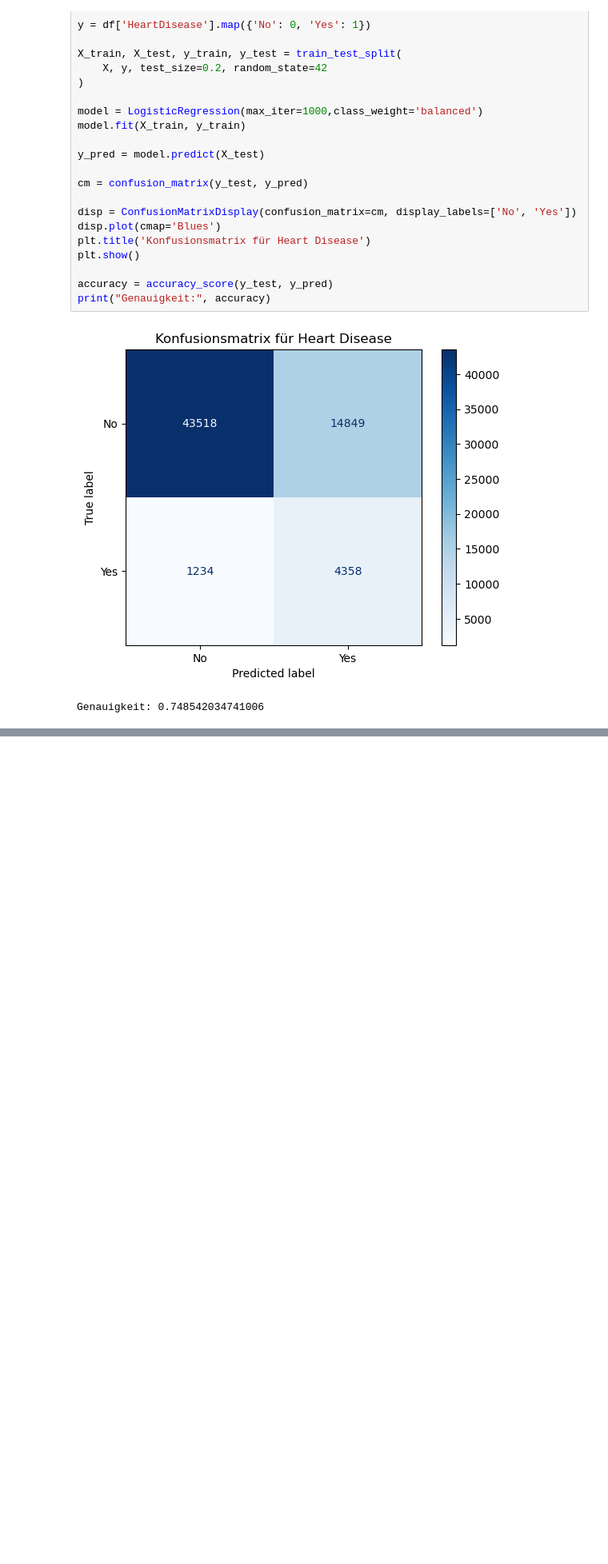
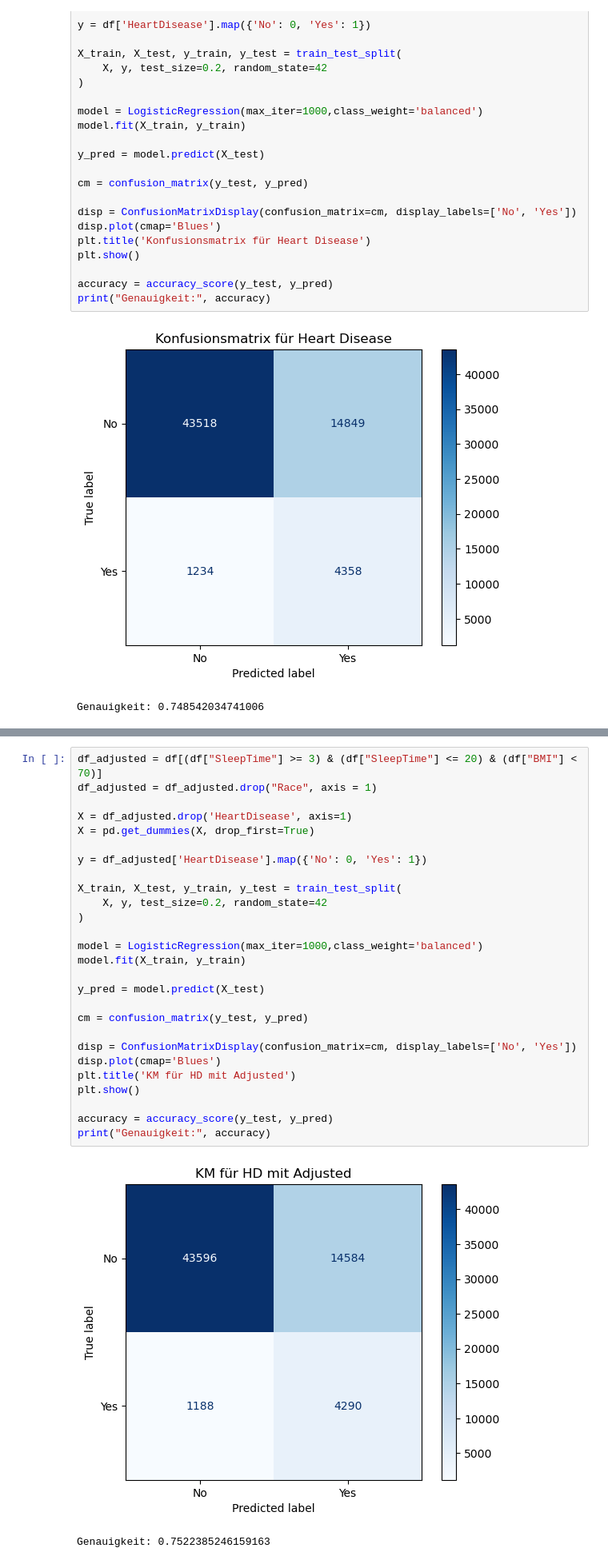
Before and after one commit to ManaTrooo/Asai-Projekt, a Jupyter notebook: heartDis.ipynb, the cells around one changed output, grey strips where cells are left out. Shown at 80% size. Saved outputs shown, nothing was run; the diff lists cells and outputs as text; blank space fills up the shorter version.

```diff
--- a/heartDis.ipynb
+++ b/heartDis.ipynb
@@ -303,0 +344,30 @@ weighted avg       0.91      0.75      0.80     63959
+# %%
+df_adjusted = df[(df["SleepTime"] >= 3) & (df["SleepTime"] <= 20) & (df["BMI"] < 70)]
+df_adjusted = df_adjusted.drop("Race", axis = 1)
+
+X = df_adjusted.drop('HeartDisease', axis=1)
+X = pd.get_dummies(X, drop_first=True)
+
+y = df_adjusted['HeartDisease'].map({'No': 0, 'Yes': 1})
+
+X_train, X_test, y_train, y_test = train_test_split(
+    X, y, test_size=0.2, random_state=42
+)
+
+model = LogisticRegression(max_iter=1000,class_weight='balanced')
+model.fit(X_train, y_train)
+
+y_pred = model.predict(X_test)
+
+cm = confusion_matrix(y_test, y_pred)
+
+disp = ConfusionMatrixDisplay(confusion_matrix=cm, display_labels=['No', 'Yes'])
+disp.plot(cmap='Blues')
+plt.title('KM für HD mit Adjusted')
+plt.show()
+
+accuracy = accuracy_score(y_test, y_pred)
+print("Genauigkeit:", accuracy)
+# %% [output]
+[figure, added]
+Genauigkeit: 0.7522385246159163
```
Also changed, not shown: parts of 13 cells of this notebook, 1 other file.
